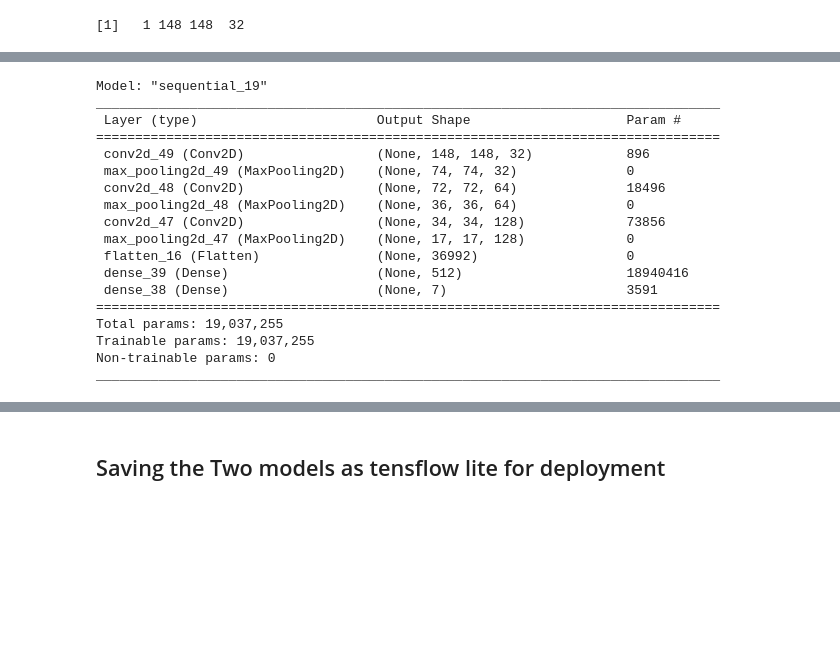
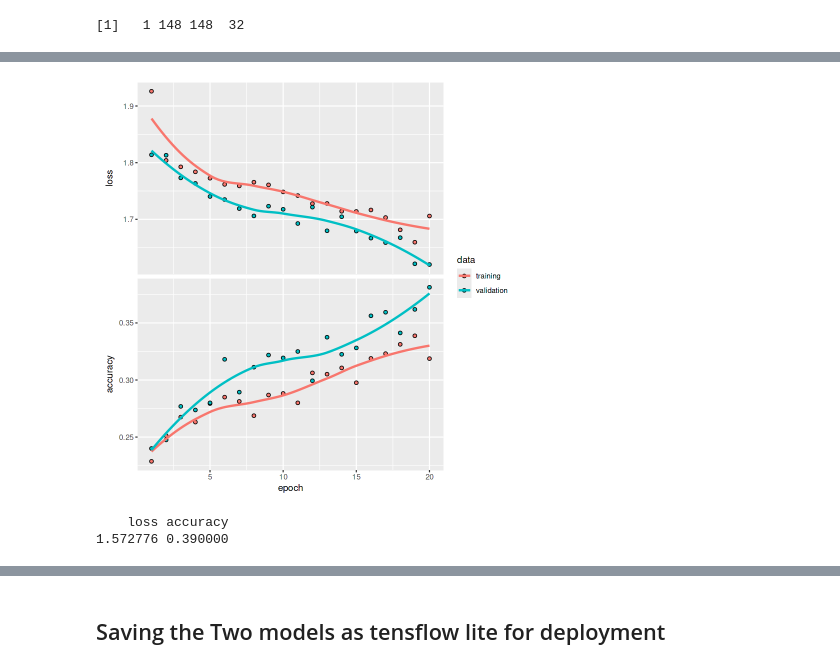
Before and after one commit to ombatii/EmotionTrack-Tutor-App, a Jupyter notebook: project-on-emotiontrack-tutor-image-classification (5).ipynb, the cells around one changed output, grey strips where cells are left out. Drawn from its saved outputs; the diff is of its cells as text; code cells hidden in the pictures; blank space fills up the shorter version.

Commit message:
Update SSDR model

```diff
--- a/project-on-emotiontrack-tutor-image-classification (5).ipynb
+++ b/project-on-emotiontrack-tutor-image-classification (5).ipynb
@@ -722,55 +807,45 @@ train_generator <- flow_images_from_directory(
   train_datagen,
   target_size = c(150, 150),
   batch_size = 32,
-  class_mode = "categorical"
+  class_mode = "categorical",
+  color_mode = "grayscale"
 )
-
-validation_generator <- flow_images_from_directory(
-  validation_dir,
-  validation_datagen,
-  target_size = c(150, 150),
-  batch_size = 32,
-  class_mode = "categorical"
-)
+# %%
+validation_generator <- flow_images_from_directory(
+  validation_dir,
+  validation_datagen,
+  target_size = c(150, 150),
+  batch_size = 32,
+  class_mode = "categorical",
+  color_mode = "grayscale"
+)
 # %%
-# Compile the SSDR model
-ssdr_model %>% compile(
-  loss = "categorical_crossentropy",
-  optimizer = optimizer_rmsprop(lr = 1e-4),
-  metrics = c("accuracy")
-)
-
 # Train the SSDR model
 history_ssdr <- ssdr_model %>% fit(
   train_generator,
-  steps_per_epoch = 100,
-  epochs = 30,
+  steps_per_epoch = 50,
+  epochs = 20,
   validation_data = validation_generator,
   validation_steps = 50
 )
+# %%
+plot(history_ssdr)
+# %% [output]
+[figure, added]
+# %%
+test_generator <- flow_images_from_directory(
+test_dir,
+test_datagen,
+target_size = c(150, 150),
+batch_size = 20,
+class_mode = "categorical",
+color_mode = "grayscale"
+)
+
+ssdr_model %>% evaluate(test_generator, steps = 50)
+# %% [output]
+    loss accuracy
+1.572776 0.390000
 # %%
 # Save the trained SSDR model
 ssdr_model %>% save_model_hdf5("ssdr_model.h5")
-
-# Load the SSDR model from HDF5
-ssdr_model <- load_model_hdf5("ssdr_model.h5")
-ssdr_model
-# %% [output]
-Model: "sequential_19"
-________________________________________________________________________________
- Layer (type)                       Output Shape                    Param #
-================================================================================
- conv2d_49 (Conv2D)                 (None, 148, 148, 32)            896
- max_pooling2d_49 (MaxPooling2D)    (None, 74, 74, 32)              0
- conv2d_48 (Conv2D)                 (None, 72, 72, 64)              18496
- max_pooling2d_48 (MaxPooling2D)    (None, 36, 36, 64)              0
- conv2d_47 (Conv2D)                 (None, 34, 34, 128)             73856
- max_pooling2d_47 (MaxPooling2D)    (None, 17, 17, 128)             0
- flatten_16 (Flatten)               (None, 36992)                   0
- dense_39 (Dense)                   (None, 512)                     18940416
- dense_38 (Dense)                   (None, 7)                       3591
-================================================================================
-Total params: 19,037,255
-Trainable params: 19,037,255
-Non-trainable params: 0
-________________________________________________________________________________
```
Also changed, not shown: parts of 41 cells of this notebook.
